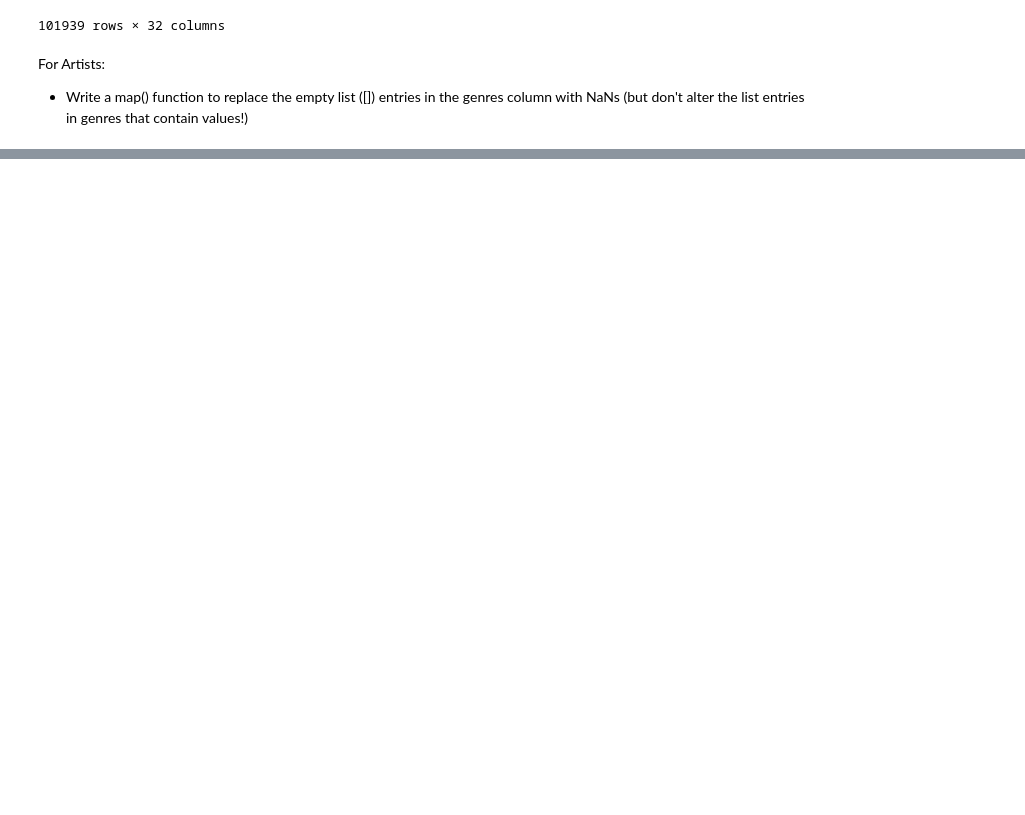
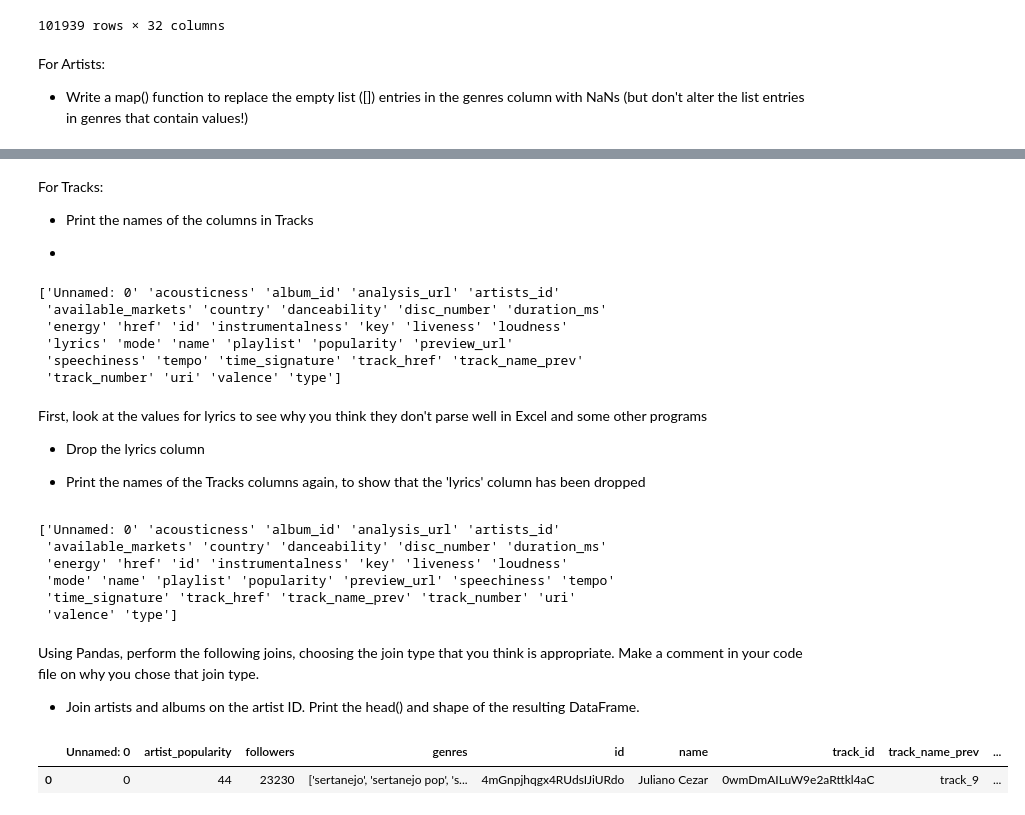
Before and after one commit to LukeCallahan/pandas-code-review, a Jupyter notebook: code-review.ipynb, the cells around one changed output, grey strips where cells are left out. Saved outputs shown, nothing was run; the diff lists cells and outputs as text; code cells hidden in the pictures; blank space fills up the shorter version.

```diff
--- a/code-review.ipynb
+++ b/code-review.ipynb
@@ -88,3 +88,49 @@ artists.head()
 | 2 | 2 | 26 | 1596 | ['danish pop rock'] | 6YVY310fjfUzKi8hiqR7iK | Gangway | 1bFqWDbvHmZe2f4Nf9qaD8 | track_38 | ... |
 | 3 | 3 | 31 | 149 | ['uk alternative pop'] | 2VElyouiCfoYPDJluzwJwK | FADES | 3MFSUBAidPzRBbIS7BDj1S | track_34 | ... |
 | 4 | 4 | 21 | 11 | ['french baroque'] | 4agVy03qW8juSysCTUOuDI | Jean-Pierre Guignon | 2r3q57FhxdsCyYr0kuDq4b | track_26 | ... |
+# %% [markdown]
+For Tracks:
+
+- Print the names of the columns in Tracks
+
+-
+# %%
+print(tracks.columns.values)
+# %% [output]
+['Unnamed: 0' 'acousticness' 'album_id' 'analysis_url' 'artists_id'
+ 'available_markets' 'country' 'danceability' 'disc_number' 'duration_ms'
+ 'energy' 'href' 'id' 'instrumentalness' 'key' 'liveness' 'loudness'
+ 'lyrics' 'mode' 'name' 'playlist' 'popularity' 'preview_url'
+ 'speechiness' 'tempo' 'time_signature' 'track_href' 'track_name_prev'
+ 'track_number' 'uri' 'valence' 'type']
+# %% [markdown]
+First, look at the values for lyrics to see why you think they don't parse well in Excel and some other programs
+
+- Drop the lyrics column
+
+- Print the names of the Tracks columns again, to show that the 'lyrics' column has been dropped
+# %%
+#Don't parse well because of the punctuation, specifically commas.
+tracks = tracks.drop('lyrics', axis=1)
+print(tracks.columns.values)
+# %% [output]
+['Unnamed: 0' 'acousticness' 'album_id' 'analysis_url' 'artists_id'
+ 'available_markets' 'country' 'danceability' 'disc_number' 'duration_ms'
+ 'energy' 'href' 'id' 'instrumentalness' 'key' 'liveness' 'loudness'
+ 'mode' 'name' 'playlist' 'popularity' 'preview_url' 'speechiness' 'tempo'
+ 'time_signature' 'track_href' 'track_name_prev' 'track_number' 'uri'
+ 'valence' 'type']
+# %% [markdown]
+Using Pandas, perform the following joins, choosing the join type that you think is appropriate. Make a comment in your code file on why you chose that join type.
+- Join artists and albums on the artist ID. Print the head() and shape of the resulting DataFrame.
+# %%
+#artists id = id
+#album artist id  = artist_id
+# artist_album.head()
+# artist_album.shape()
+
+
+artists.head(1)
+# %% [output]
+|  | Unnamed: 0 | artist_popularity | followers | genres | id | name | track_id | track_name_prev | ... |
+| 0 | 0 | 44 | 23230 | ['sertanejo', 'sertanejo pop', 's... | 4mGnpjhqgx4RUdsIJiURdo | Juliano Cezar | 0wmDmAILuW9e2aRttkl4aC | track_9 | ... |
```
Also changed, not shown: parts of 2 cells of this notebook.
